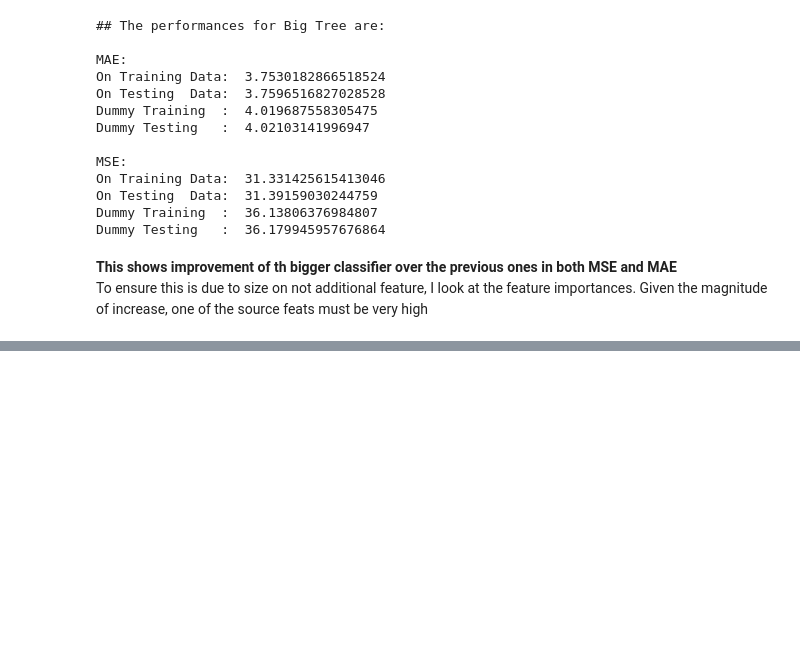
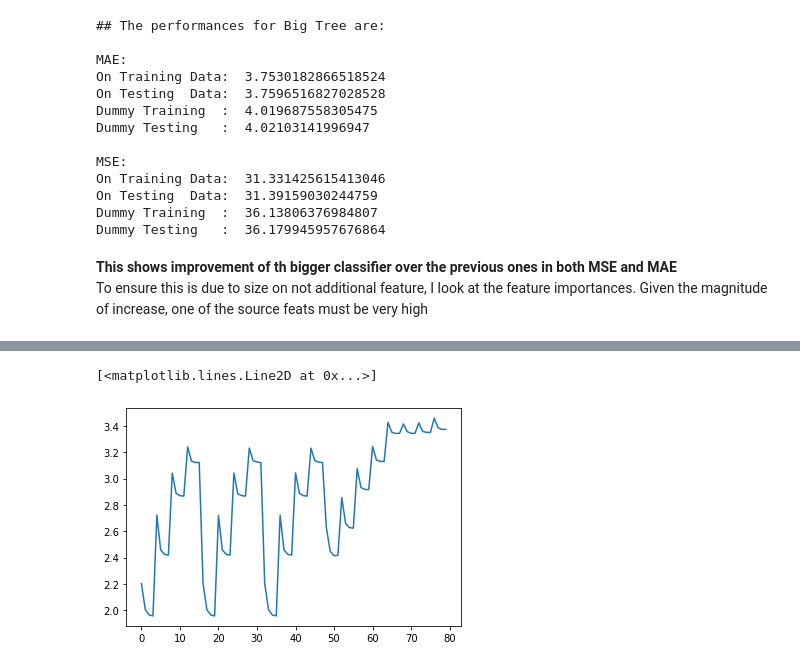
Before and after one commit to stefanhuber1510/marbleProject, a Jupyter notebook: scoring/secondScoringTest.ipynb, the cells around one changed output, grey strips where cells are left out. Cells and saved outputs as stored; diff of their text form; code cells hidden in the pictures; blank space fills up the shorter version.

```diff
--- a/scoring/secondScoringTest.ipynb
+++ b/scoring/secondScoringTest.ipynb
@@ -615,0 +615,7 @@ Use Keys & Cell Line Profiles
+# %%
+from sklearn.model_selection import train_test_split
+
+X = data1.iloc[:,9:]
+Y = data1.iloc[:,8]
+
+X_train,x_test,Y_train,y_test = train_test_split(X,Y,test_size=0.3,stratify=Y)
@@ -615,0 +666,5 @@ Use Keys & Cell Line Profiles
+# %%
+plt.plot(np.array(scoresTrain[0]).flatten())
+# %% [output]
+[<matplotlib.lines.Line2D at 0x...>]
+[figure, added]
```
Also changed, not shown: parts of 12 cells of this notebook.
